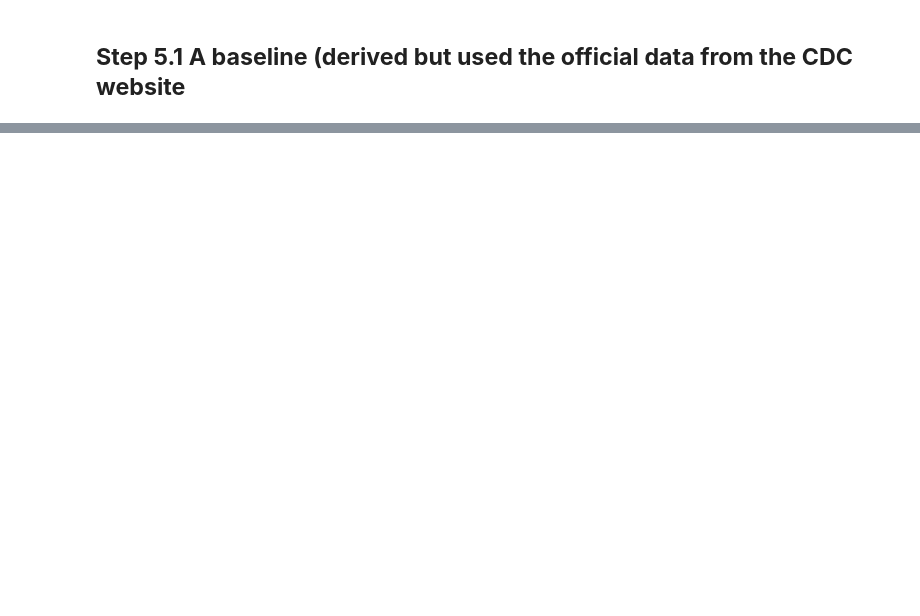
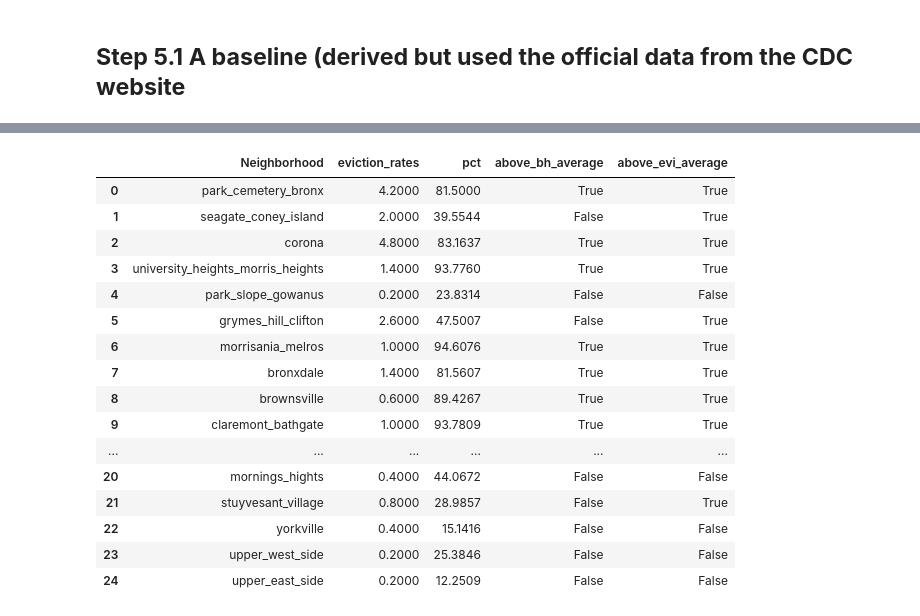
Before and after one commit to simaoalicechen/NYC_Landlord_Behavior_Analysis_Project, a Jupyter notebook: Part_4.2_Prepare_for_Excel_Neighborhood_Level.ipynb, the cells around one changed output, grey strips where cells are left out. Saved outputs shown, nothing was run; the diff lists cells and outputs as text; code cells hidden in the pictures; blank space fills up the shorter version.

```diff
--- a/Part_4.2_Prepare_for_Excel_Neighborhood_Level.ipynb
+++ b/Part_4.2_Prepare_for_Excel_Neighborhood_Level.ipynb
@@ -1175,0 +1177,3 @@ queens_svi_average > average_svi_all, staten_island_svi_average > average_svi_al
+# %%
+bh_df = melted_df.groupby('nta')['pct'].sum()
+bh_df
@@ -1175,0 +1200,3 @@ queens_svi_average > average_svi_all, staten_island_svi_average > average_svi_al
+# %%
+bh_df = bh_df.reset_index()
+bh_df
@@ -1175,0 +1221,3 @@ queens_svi_average > average_svi_all, staten_island_svi_average > average_svi_al
+# %%
+bh_df.columns = ['Neighborhood', 'pct']
+bh_df
@@ -1175,0 +1242,3 @@ queens_svi_average > average_svi_all, staten_island_svi_average > average_svi_al
+# %%
+all_nta_evi_bh = all_nta.merge(bh_df, on='Neighborhood')
+all_nta_evi_bh
@@ -1175,0 +1303,21 @@ queens_svi_average > average_svi_all, staten_island_svi_average > average_svi_al
+# %%
+all_nta_evi_bh['above_evi_average'] = all_nta_evi_bh['eviction_rates'] > avg_per_nta
+all_nta_evi_bh
+# %% [output]
+|  | Neighborhood | eviction_rates | pct | above_bh_average | above_evi_average |
+| 0 | park_cemetery_bronx | 4.2000 | 81.5000 | True | True |
+| 1 | seagate_coney_island | 2.0000 | 39.5544 | False | True |
+| 2 | corona | 4.8000 | 83.1637 | True | True |
+| 3 | university_heights_morris_heights | 1.4000 | 93.7760 | True | True |
+| 4 | park_slope_gowanus | 0.2000 | 23.8314 | False | False |
+| 5 | grymes_hill_clifton | 2.6000 | 47.5007 | False | True |
+| 6 | morrisania_melros | 1.0000 | 94.6076 | True | True |
+| 7 | bronxdale | 1.4000 | 81.5607 | True | True |
+| 8 | brownsville | 0.6000 | 89.4267 | True | True |
+| 9 | claremont_bathgate | 1.0000 | 93.7809 | True | True |
+| ... | ... | ... | ... | ... | ... |
+| 20 | mornings_hights | 0.4000 | 44.0672 | False | False |
+| 21 | stuyvesant_village | 0.8000 | 28.9857 | False | True |
+| 22 | yorkville | 0.4000 | 15.1416 | False | False |
+| 23 | upper_west_side | 0.2000 | 25.3846 | False | False |
+| 24 | upper_east_side | 0.2000 | 12.2509 | False | False |
```
Also changed, not shown: parts of 60 cells of this notebook, 1 other file.
